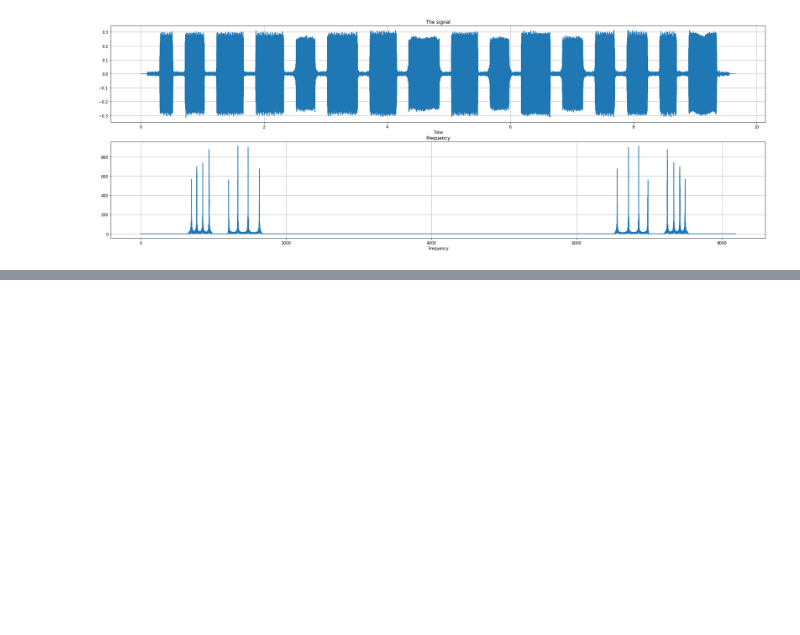
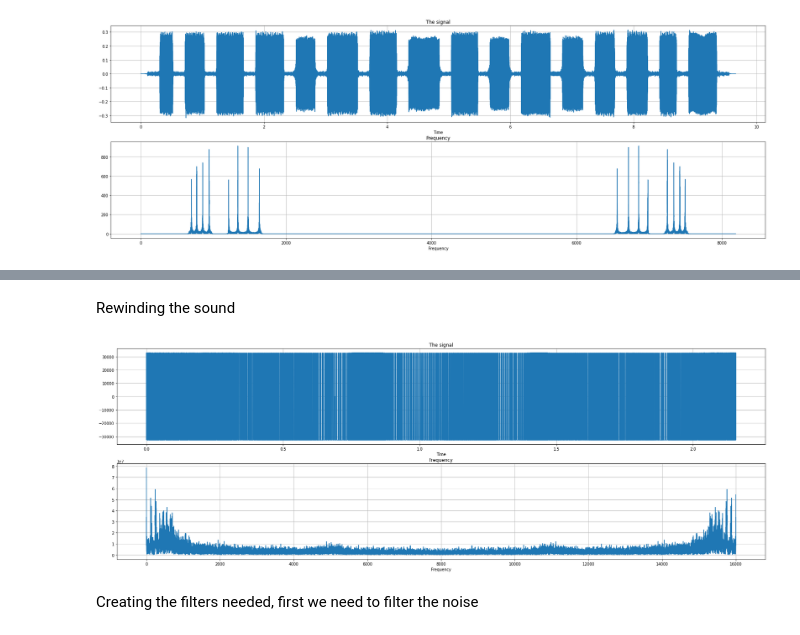
Before and after one commit to Amiroo23jf/Signals-Systems-Course-Project, a Jupyter notebook: Phase2/Part1.ipynb, the cells around one changed output, grey strips where cells are left out. Saved outputs shown, nothing was run; the diff lists cells and outputs as text; code cells hidden in the pictures; blank space fills up the shorter version.

```diff
--- a/Phase2/Part1.ipynb
+++ b/Phase2/Part1.ipynb
@@ -157,0 +189,11 @@ Music.write_mp3('musics/noise_reducted.mp3', fs, data_reducted, normalized = Tru
+# %% [markdown]
+Rewinding the sound
+# %%
+data = data[data.shape[0]:0:-1]
+data = np.array(data)
+freqplot(data, fs, data.shape[0])
+sd.play(data[0:100000], fs)
+# %% [output]
+[figure, added]
+# %% [markdown]
+Creating the filters needed, first we need to filter the noise
```
Also changed, not shown: parts of 7 cells of this notebook, 1 other file.
